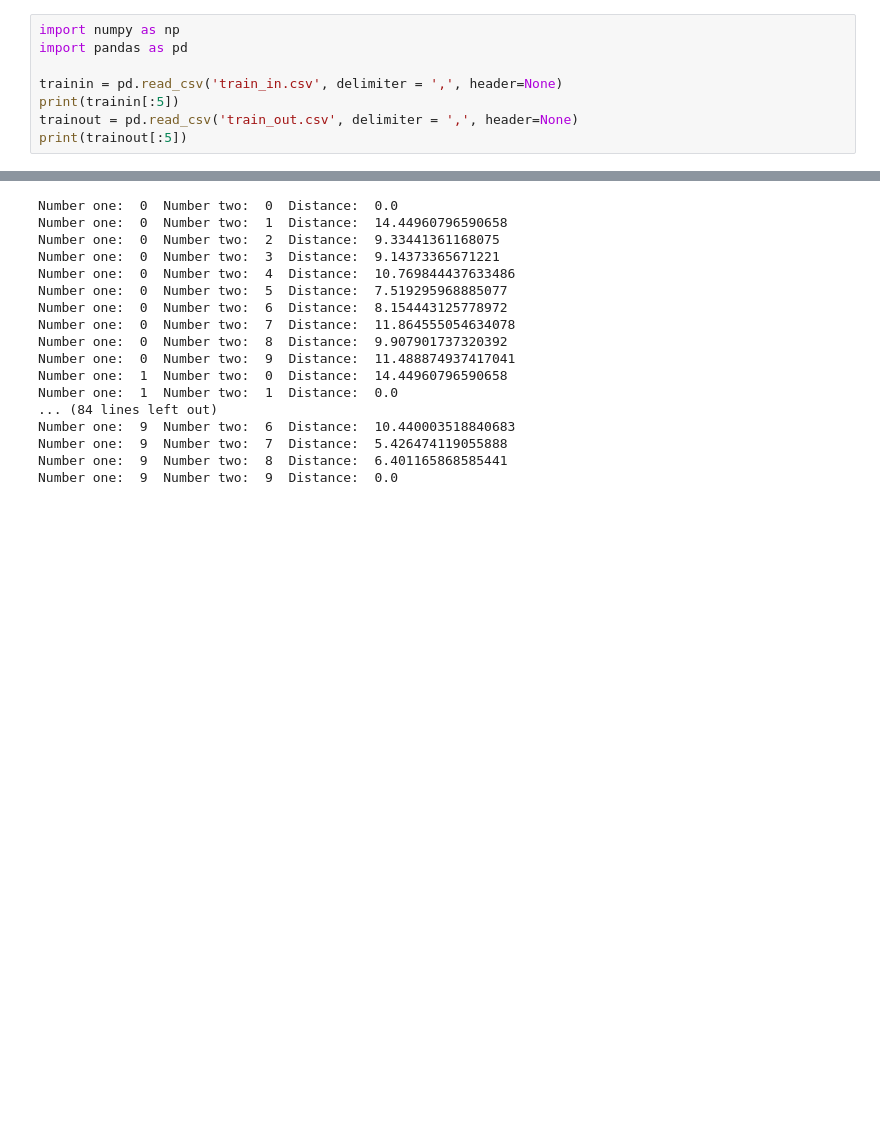
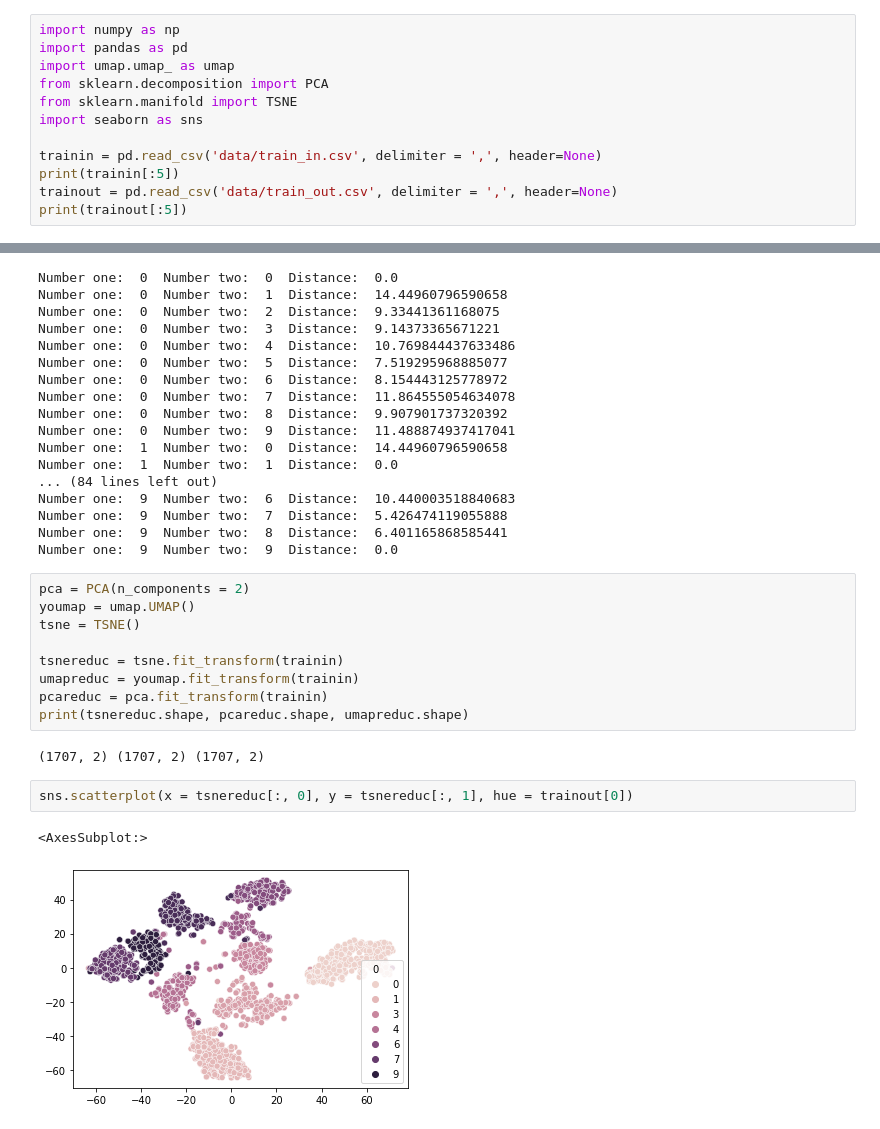
Before and after one commit to RianneAr/Deep_Learning_Ass1, a Jupyter notebook: CodeTask1.ipynb, the cells around one changed output, grey strips where cells are left out. Saved outputs shown, nothing was run; the diff lists cells and outputs as text; blank space fills up the shorter version.

```diff
--- a/CodeTask1.ipynb
+++ b/CodeTask1.ipynb
@@ -1,10 +1,14 @@
 # %%
 import numpy as np
 import pandas as pd
+import umap.umap_ as umap
+from sklearn.decomposition import PCA
+from sklearn.manifold import TSNE
+import seaborn as sns
 
-trainin = pd.read_csv('train_in.csv', delimiter = ',', header=None)
+trainin = pd.read_csv('data/train_in.csv', delimiter = ',', header=None)
 print(trainin[:5])
-trainout = pd.read_csv('train_out.csv', delimiter = ',', header=None)
+trainout = pd.read_csv('data/train_out.csv', delimiter = ',', header=None)
 print(trainout[:5])
 # %% [output]
    0    1    2      3      4      5      6      7      8      9    ...    246  \
@@ -59,3 +63,19 @@ Number one:  9  Number two:  6  Distance:  10.440003518840683
 Number one:  9  Number two:  7  Distance:  5.426474119055888
 Number one:  9  Number two:  8  Distance:  6.401165868585441
 Number one:  9  Number two:  9  Distance:  0.0
+# %%
+pca = PCA(n_components = 2)
+youmap = umap.UMAP()
+tsne = TSNE()
+
+tsnereduc = tsne.fit_transform(trainin)
+umapreduc = youmap.fit_transform(trainin)
+pcareduc = pca.fit_transform(trainin)
+print(tsnereduc.shape, pcareduc.shape, umapreduc.shape)
+# %% [output]
+(1707, 2) (1707, 2) (1707, 2)
+# %%
+sns.scatterplot(x = tsnereduc[:, 0], y = tsnereduc[:, 1], hue = trainout[0])
+# %% [output]
+<AxesSubplot:>
+[figure, added]
```
Also changed, not shown: parts of 2 cells of this notebook.
